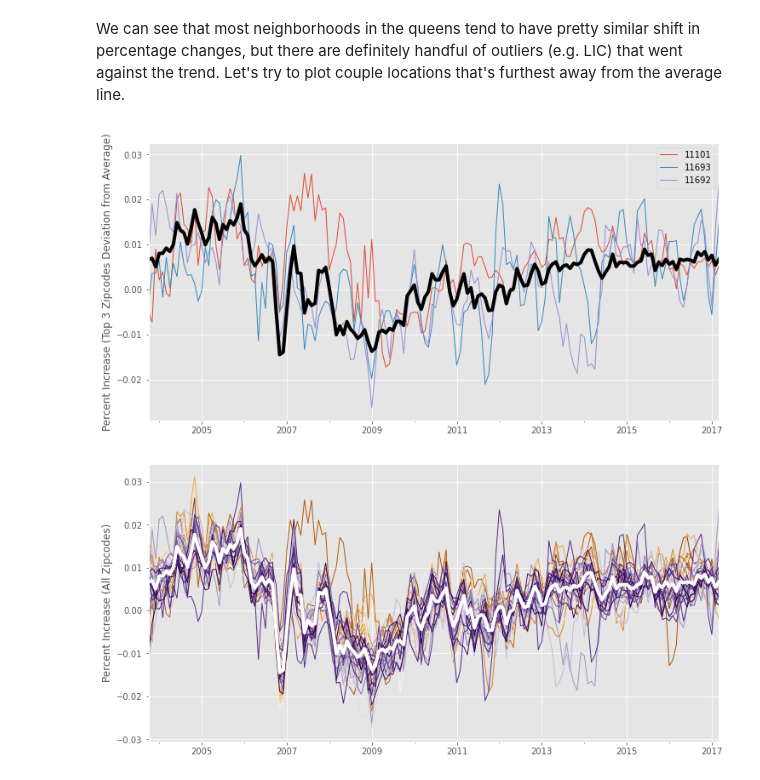
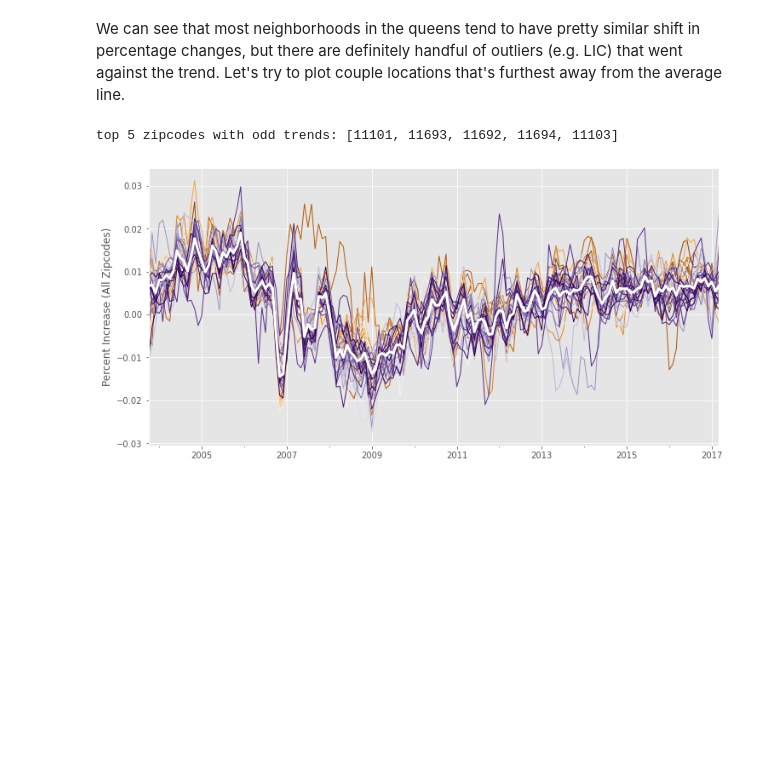
Before and after one commit to stereopickle/real_estate_prediction, a Jupyter notebook: 010.Exploratory_Data_Analysis.ipynb, the cells around one changed output. Drawn from its saved outputs; the diff is of its cells as text; code cells hidden in the pictures; blank space fills up the shorter version.

```diff
--- a/010.Exploratory_Data_Analysis.ipynb
+++ b/010.Exploratory_Data_Analysis.ipynb
@@ -60,22 +60,14 @@ diff_df = trdf.apply(lambda x: abs(x-mean))
 # %%
 # add up
 diffs = np.sum(diff_df, axis = 0).sort_values(ascending = False)
+print(f'top 5 zipcodes with odd trends: {list(diffs.index[0:5])}')
+# %% [output]
+top 5 zipcodes with odd trends: [11101, 11693, 11692, 11694, 11103]
 # %%
-# choose top 3
-max_diff_zips = diffs.index[0:3]
-
-select_vals = trdf[max_diff_zips]
-select_vals.index = pd.to_datetime(select_vals.index)
-select_vals.plot(figsize = (12, 6), lw = 1)
-mean.plot(c = 'black', lw = 4)
-plt.ylabel('Percent Increase (Top 3 Zipcodes Deviation from Average)')
-plt.show()
-
 trdf.plot(figsize = (12, 6), lw = 1, cmap = 'PuOr')
-mean.plot(c = 'white', lw = 4)
+mean.plot(c = 'white', lw = 3)
 plt.legend().set_visible(False)
 plt.ylabel('Percent Increase (All Zipcodes)')
 plt.show()
 # %% [output]
-[figure, old version]
+[figure, new version]
-[figure, removed]
```
Also changed, not shown: parts of 12 cells of this notebook.
